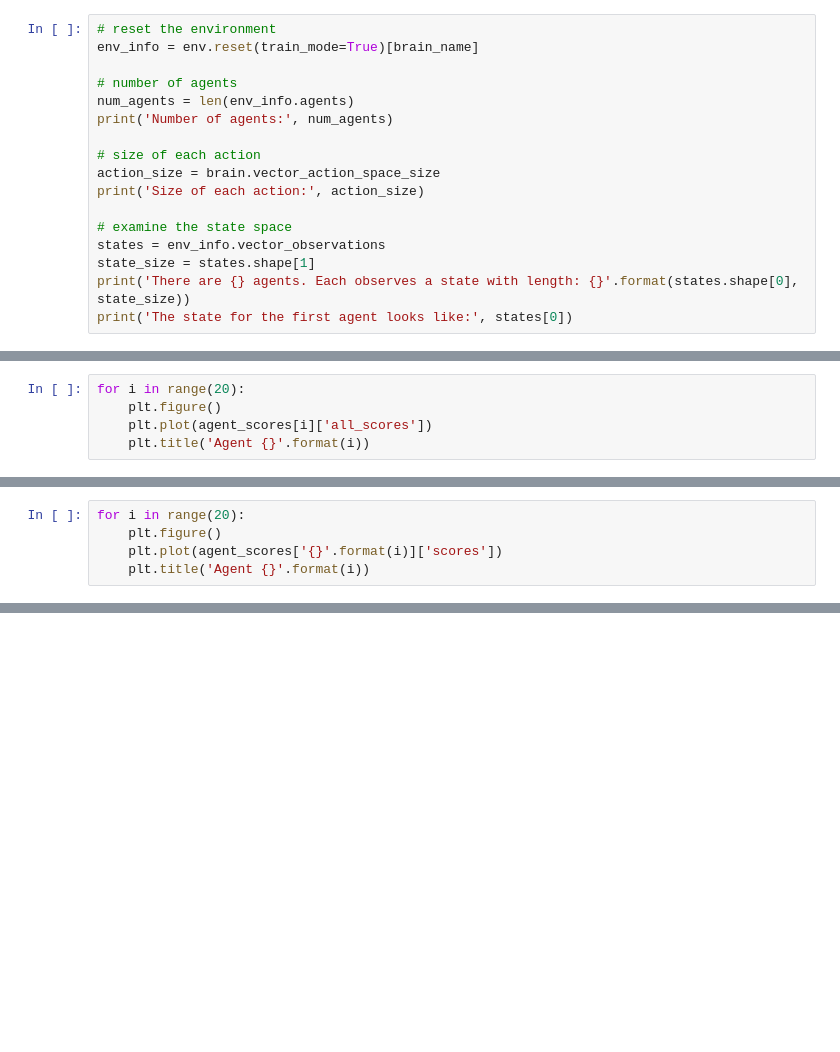
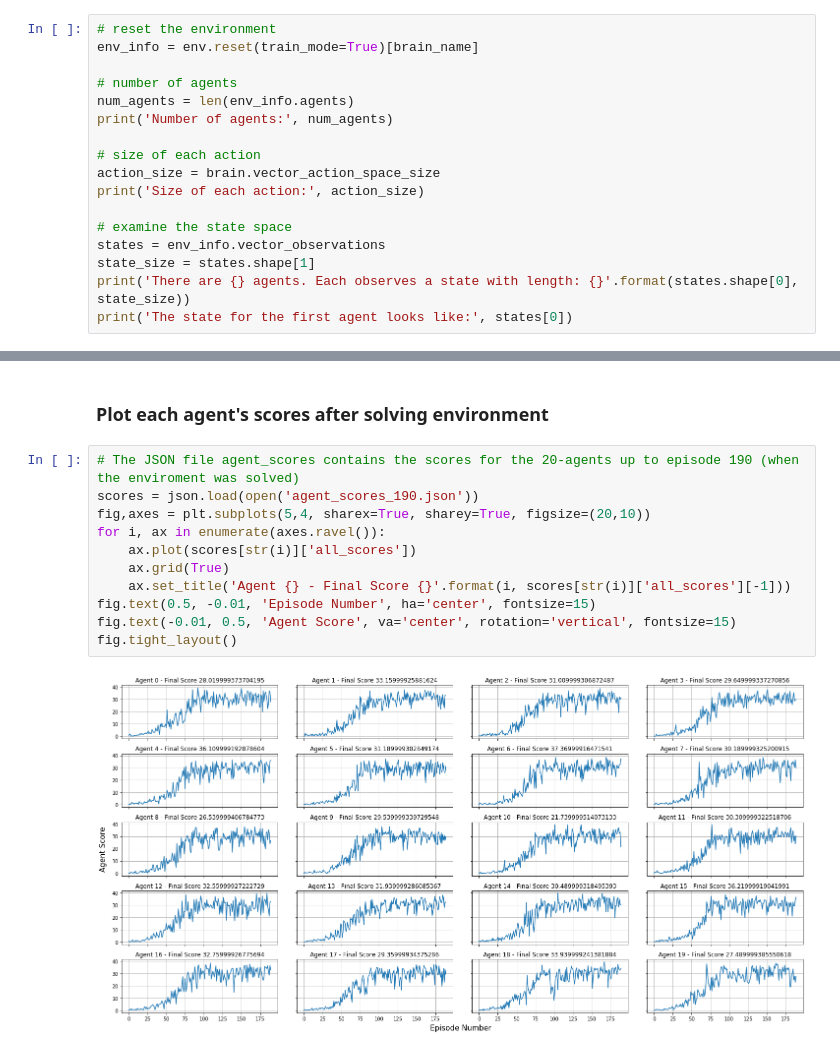
Before and after one commit to ashoeb81/DRLND-P2, a Jupyter notebook: Continuous_Control.ipynb, the cells around one changed output, grey strips where cells are left out. Drawn from its saved outputs; the diff is of its cells as text; blank space fills up the shorter version.

```diff
--- a/Continuous_Control.ipynb
+++ b/Continuous_Control.ipynb
@@ -301,5 +324,0 @@ json.dump(agent_scores, open('64_128_lr_2p6e-3_1p9e-4_param_exchange.json', 'w')
-# %%
-for i in range(20):
-    plt.figure()
-    plt.plot(agent_scores[i]['all_scores'])
-    plt.title('Agent {}'.format(i))
@@ -326,5 +324,0 @@ KeyError: 0
-# %%
-for i in range(20):
-    plt.figure()
-    plt.plot(agent_scores['{}'.format(i)]['scores'])
-    plt.title('Agent {}'.format(i))
@@ -362,0 +339,15 @@ array([32])
+# %% [markdown]
+### Plot each agent's scores after solving environment
+# %%
+# The JSON file agent_scores contains the scores for the 20-agents up to episode 190 (when the enviroment was solved)
+scores = json.load(open('agent_scores_190.json'))
+fig,axes = plt.subplots(5,4, sharex=True, sharey=True, figsize=(20,10))
+for i, ax in enumerate(axes.ravel()):
+    ax.plot(scores[str(i)]['all_scores'])
+    ax.grid(True)
+    ax.set_title('Agent {} - Final Score {}'.format(i, scores[str(i)]['all_scores'][-1]))
+fig.text(0.5, -0.01, 'Episode Number', ha='center', fontsize=15)
+fig.text(-0.01, 0.5, 'Agent Score', va='center', rotation='vertical', fontsize=15)
+fig.tight_layout()
+# %% [output]
+[figure, added]
```
Also changed, not shown: parts of 28 cells of this notebook, 49 other files.
